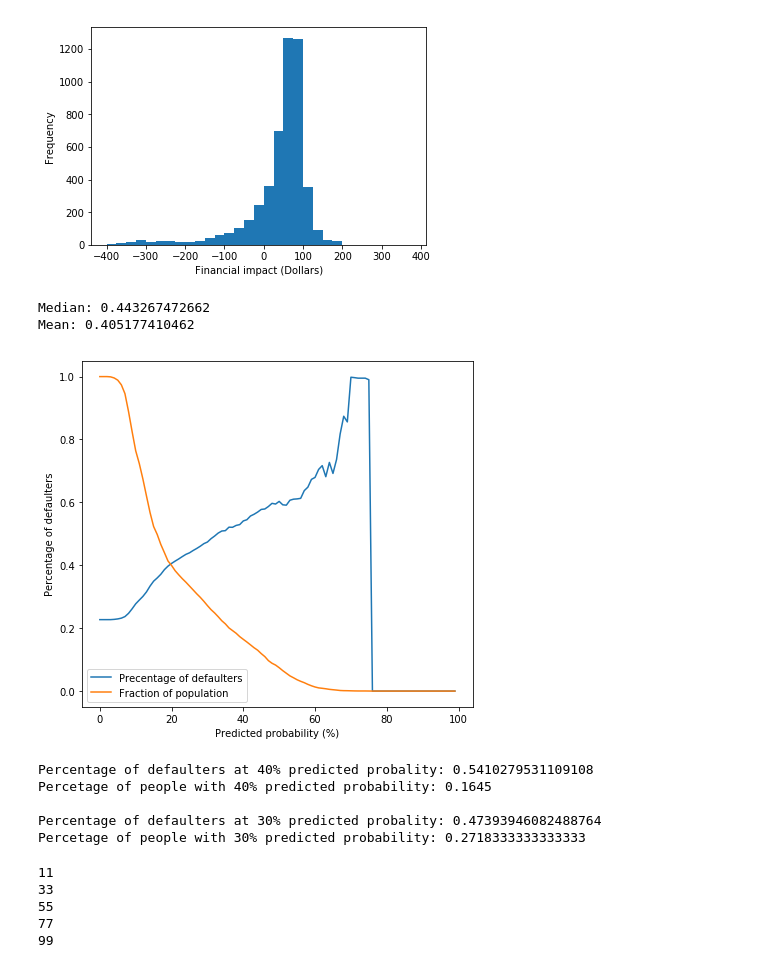
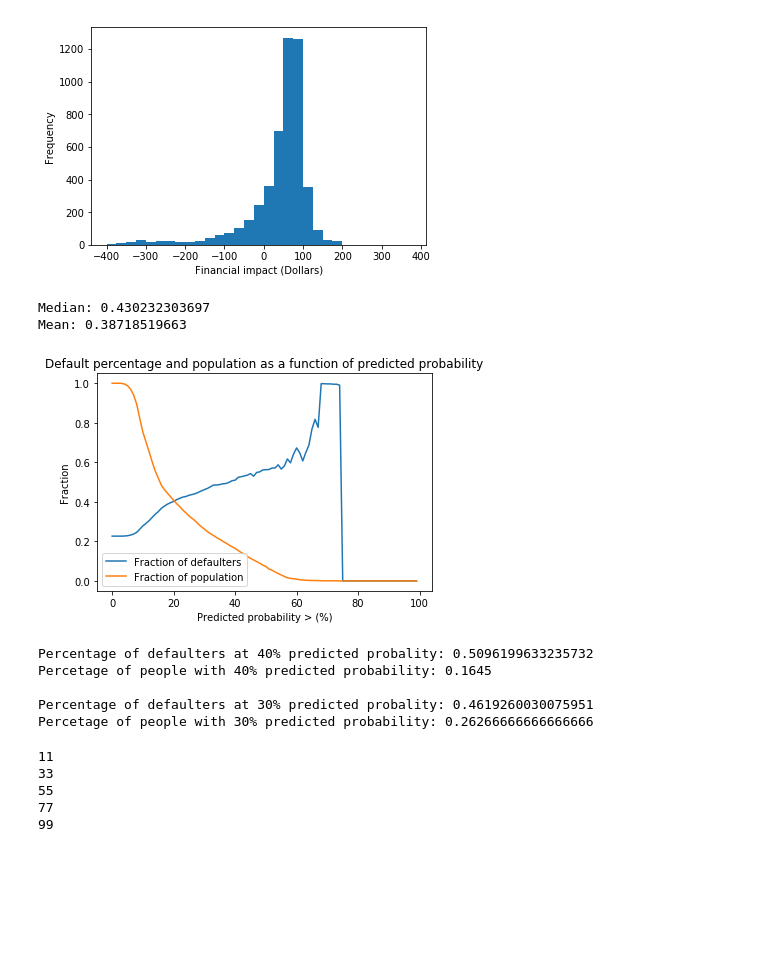
Before and after one commit to Stippos/ORSeminar, a Jupyter notebook: Results.ipynb, the cells around one changed output. Saved outputs shown, nothing was run; the diff lists cells and outputs as text; code cells hidden in the pictures; blank space fills up the shorter version.

```diff
--- a/Results.ipynb
+++ b/Results.ipynb
@@ -447,7 +448,7 @@ GradientBoostingClassifier(criterion='friedman_mse', init=None,
 # %% [markdown]
 ### First with the test data
 # %%
-defaultBiasModifier = 3
+defaultBiasModifier = 1
 # %%
 probabilities = model_all.predict_proba(x_test_all)
 
@@ -566,33 +567,31 @@ NIBT based on data: 9062894.05857
 # %%
 probabilities = model.predict_proba(x_test)
 
 percentages = []
 size = []
 total = len(x_test_all)
 for i in range(0,100):
     defaulters = len(np.where(y_test[np.where(probabilities[:,1] > i / 100)] == 1.0)[0])
     non_defaulters =  len(np.where(y_test[np.where(probabilities[:,1] > i / 100)] == 0)[0])
     percentages.append(defaulters / (defaulters + non_defaulters + 0.01))
     size.append((defaulters + non_defaulters) / total)
 
 np.array(percentages)
 print("Median: " + str(np.median(percentages)))
 print("Mean: " + str(np.mean(percentages)))
 percentages[25]
 
-plt.figure(1,(7,14))
-plt.subplot(211)
-plt.plot(percentages, label = "Precentage of defaulters")
+plt.plot(percentages, label = "Fraction of defaulters")
 plt.plot(size, label = "Fraction of population")
-plt.xlabel("Predicted probability (%)")
-plt.ylabel("Percentage of defaulters")
+plt.xlabel("Predicted probability > (%)")
+plt.ylabel("Fraction")
+plt.title("Default percentage and population as a function of predicted probability")
 plt.legend()
-plt.savefig("model_not_all.pdf")
-plt.show()
+plt.savefig("model_not_all.png", dpi = 300)
 # %% [output]
-Median: 0.443267472662
-Mean: 0.405177410462
+Median: 0.430232303697
+Mean: 0.38718519663
-[figure, old version]
+[figure, new version]
 # %%
 print("Percentage of defaulters at 40% predicted probality: " + str(percentages[40]))
 print("Percetage of people with 40% predicted probability: " + str(size[40]))
@@ -600,11 +599,11 @@ print("")
 print("Percentage of defaulters at 30% predicted probality: " + str(percentages[30]))
 print("Percetage of people with 30% predicted probability: " + str(size[30]))
 # %% [output]
-Percentage of defaulters at 40% predicted probality: 0.5410279531109108
+Percentage of defaulters at 40% predicted probality: 0.5096199633235732
 Percetage of people with 40% predicted probability: 0.1645
 
-Percentage of defaulters at 30% predicted probality: 0.47393946082488764
-Percetage of people with 30% predicted probability: 0.2718333333333333
+Percentage of defaulters at 30% predicted probality: 0.4619260030075951
+Percetage of people with 30% predicted probability: 0.26266666666666666
 # %%
 bottomLines = []
 no_filter = []
```
Also changed, not shown: parts of 10 cells of this notebook, 11 other files.
